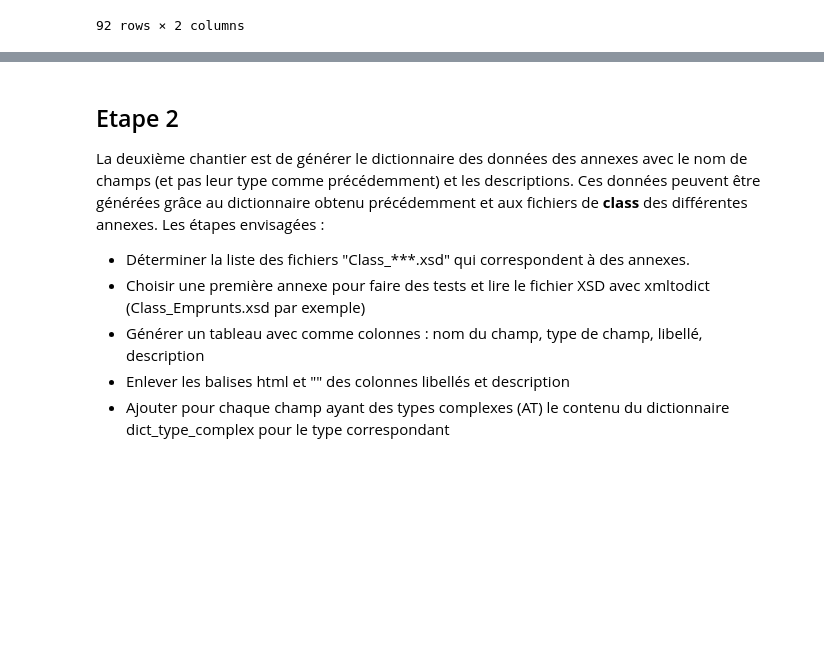
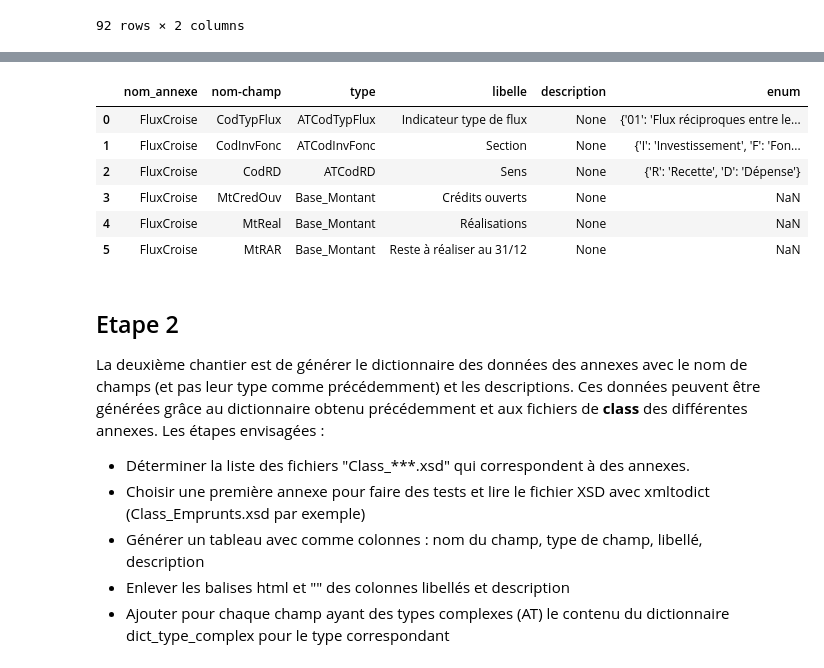
Before and after one commit to Naxxos/dataprep-ab, a Jupyter notebook: extract_code_description.ipynb, the cells around one changed output, grey strips where cells are left out. Saved outputs shown, nothing was run; the diff lists cells and outputs as text; code cells hidden in the pictures; blank space fills up the shorter version.

```diff
--- a/extract_code_description.ipynb
+++ b/extract_code_description.ipynb
@@ -252,0 +309,7 @@ init_df
+# %%
+dict_annexe = create_dict_from_xml("/home/admin/projet/dataprep-ab/download/SchemaDocBudg/Class_Annexes.xsd")["xs:schema"]['xs:include']
+dict_annexe.pop(0)
+class_annexe_paths = []
+for annexe in dict_annexe:
+    class_annexe_paths.append(f"/home/admin/projet/dataprep-ab/download/SchemaDocBudg/{annexe['@schemaLocation']}")
+class_annexe_paths
@@ -253,3 +334,21 @@ init_df
+# %%
+df_result = pd.DataFrame()
+
+for annexe_path in class_annexe_paths:
+    df = generate_annexe_data_document(annexe_path, annexe_complexe_types)
+    df_result = pd.concat([df, df_result])
+    df_result
+# %%
+df_result.to_csv('di_donnes_fi', index=False)
+df_resul
+# %% [output]
+|  | nom_annexe | nom-champ | type | libelle | description | enum |
+| 0 | FluxCroise | CodTypFlux | ATCodTypFlux | Indicateur type de flux | None | {'01': 'Flux réciproques entre le... |
+| 1 | FluxCroise | CodInvFonc | ATCodInvFonc | Section | None | {'I': 'Investissement', 'F': 'Fon... |
+| 2 | FluxCroise | CodRD | ATCodRD | Sens | None | {'R': 'Recette', 'D': 'Dépense'} |
+| 3 | FluxCroise | MtCredOuv | Base_Montant | Crédits ouverts | None | NaN |
+| 4 | FluxCroise | MtReal | Base_Montant | Réalisations | None | NaN |
+| 5 | FluxCroise | MtRAR | Base_Montant | Reste à réaliser au 31/12 | None | NaN |
 # %% [markdown]
 ## Etape 2
 La deuxième chantier est de générer le dictionnaire des données des annexes avec le nom de champs (et pas leur type comme précédemment) et les descriptions. Ces données peuvent être générées grâce au dictionnaire obtenu précédemment et aux fichiers de **class** des différentes annexes.
```
Also changed, not shown: parts of 12 cells of this notebook, 3 other files.
